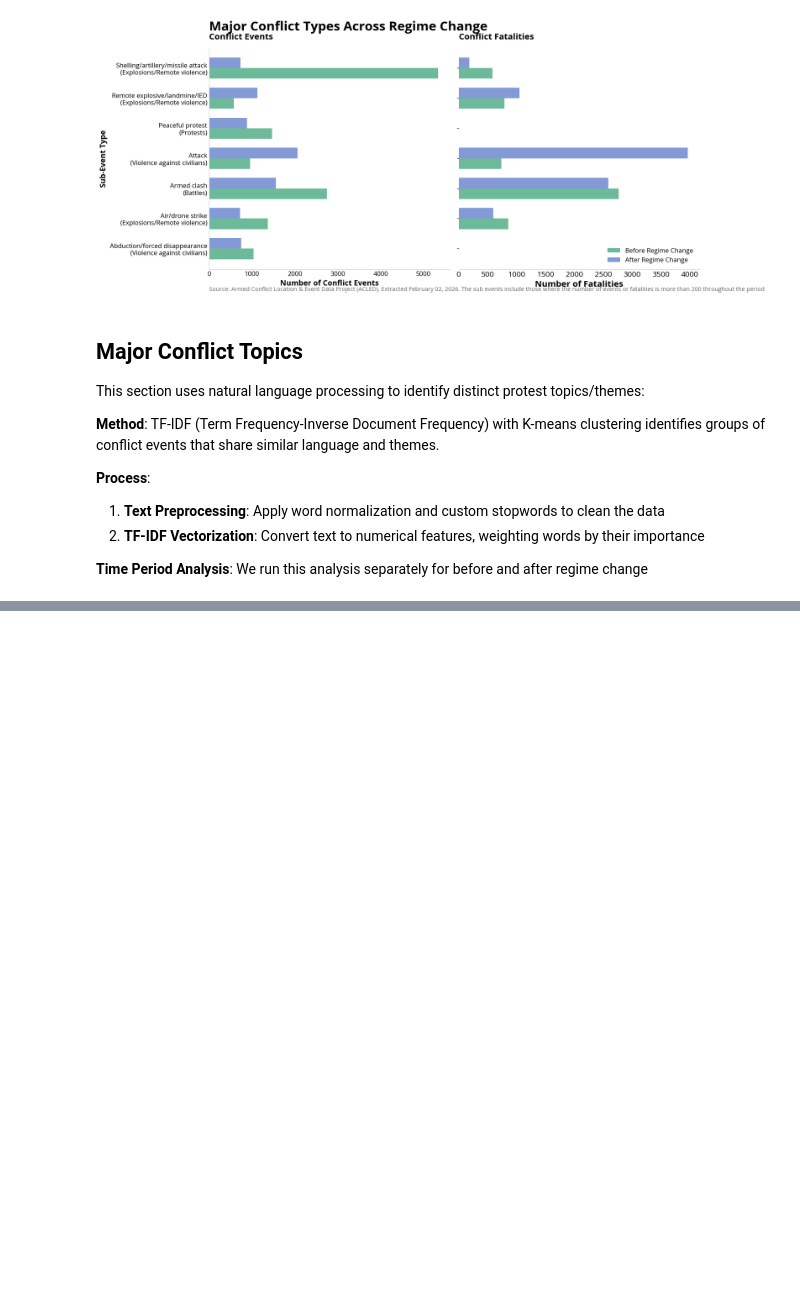
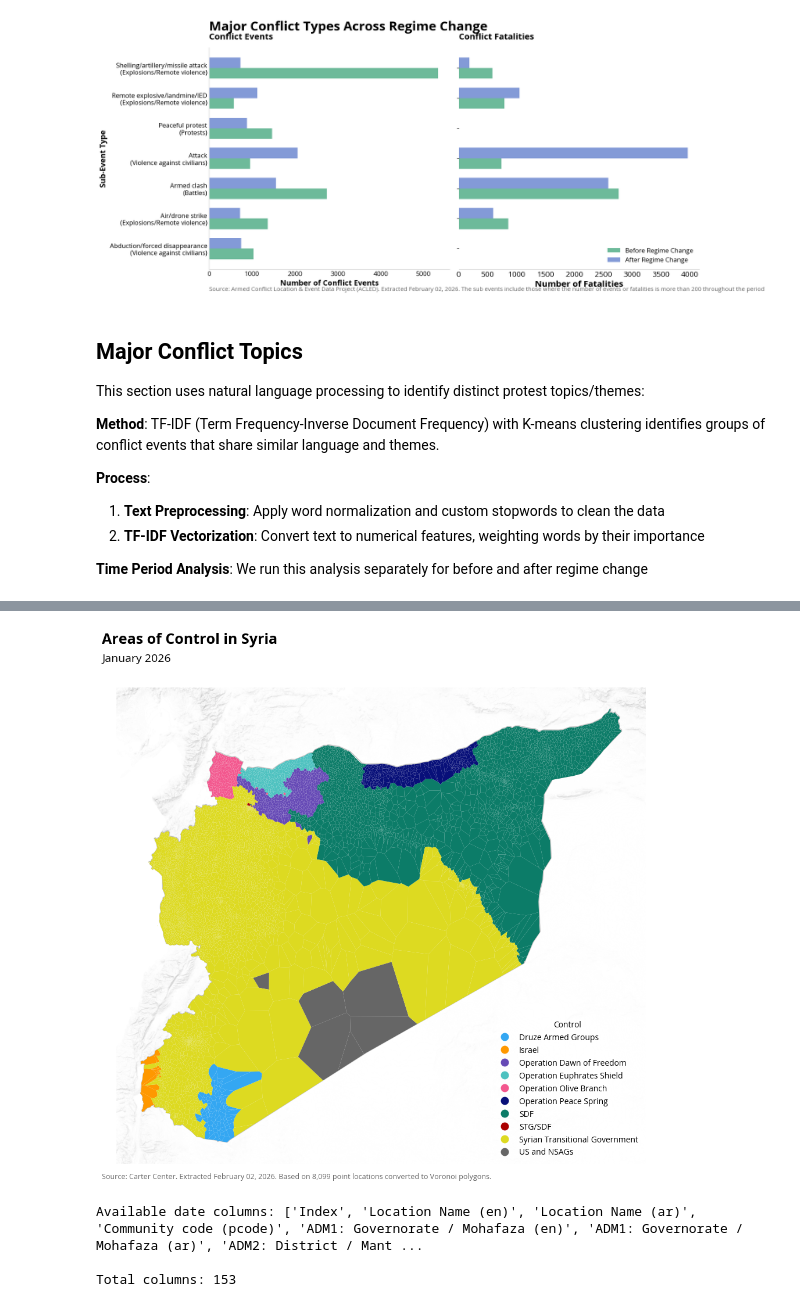
Before and after one commit to datapartnership/syria-economic-monitor, a Jupyter notebook: notebooks/conflict/acled_post_assad.ipynb, the cells around one changed output, grey strips where cells are left out. Drawn from its saved outputs; the diff is of its cells as text; code cells hidden in the pictures; blank space fills up the shorter version.

Commit message:
add vornois for areas of control

```diff
--- a/notebooks/conflict/acled_post_assad.ipynb
+++ b/notebooks/conflict/acled_post_assad.ipynb
@@ -605,0 +561,2 @@ plot_wordcloud_comparison(
+# %%
+areas_of_control['2026-01-01'].replace({'US And NSAGs': 'US and NSAGs'}, inplace=True)
@@ -605,0 +720,59 @@ plot_wordcloud_comparison(
+# %%
+import matplotlib.pyplot as plt
+import contextily as ctx
+from matplotlib.colors import ListedColormap
+
+# World Bank categorical colors
+wb_colors = ['#34A7F2', '#FF9800', '#664AB6', '#4EC2C0', '#F3578E',
+             '#081079', '#0C7C68', '#AA0000', '#DDDA21', '#666666']
+
+# Create figure
+fig, ax = plt.subplots(figsize=(12, 10))
+
+# Plot the areas of control with legend
+gdf_plot = areas_of_control_polygons.to_crs(epsg=3857)
+gdf_plot.plot(
+    column='2026-01-01',
+    ax=ax,
+    legend=True,
+    categorical=True,
+    cmap=ListedColormap(wb_colors),
+    alpha=1.0,
+    edgecolor='none',
+    linewidth=0,
+    legend_kwds={'loc': 'lower right', 'frameon': False, 'title': 'Control', 'fontsize': 10}
+)
+
+# Add basemap
+ctx.add_basemap(
+    ax,
+    source=MAPBOX_BASEMAP_URL,
+    alpha=0.3,
+    zoom='auto',
+    zorder=0
+)
+
+# Remove axes
+ax.set_axis_off()
+
+# Add title and subtitle
+fig.suptitle('Areas of Control in Syria', fontsize=18, fontweight='bold', x=0.10, ha='left', y=0.96)
+fig.text(0.10, 0.91, 'January 2026', fontsize=14, ha='left')
+
+# Add source note
+fig.text(0.10, 0.02, f'Source: Carter Center. Extracted {extracted_date_formatted}. Based on 8,099 point locations converted to Voronoi polygons.',
+         fontsize=9, ha='left', style='italic', color='#666666')
+
+plt.tight_layout(rect=[0, 0.03, 1, 0.92])
+plt.show()
+# %% [output]
+[figure, added]
+# %%
+# Check available date columns in areas_of_control
+date_columns = [col for col in areas_of_control.columns if col not in ['latitude', 'longitude', 'geometry']]
+print(f"Available date columns: {date_columns}")
+print(f"\nTotal columns: {len(date_columns)}")
+# %% [output]
+Available date columns: ['Index', 'Location Name (en)', 'Location Name (ar)', 'Community code (pcode)', 'ADM1: Governorate / Mohafaza (en)', 'ADM1: Governorate / Mohafaza (ar)', 'ADM2: District / Mant ...
+
+Total columns: 153
```
Also changed, not shown: parts of 10 cells of this notebook.
